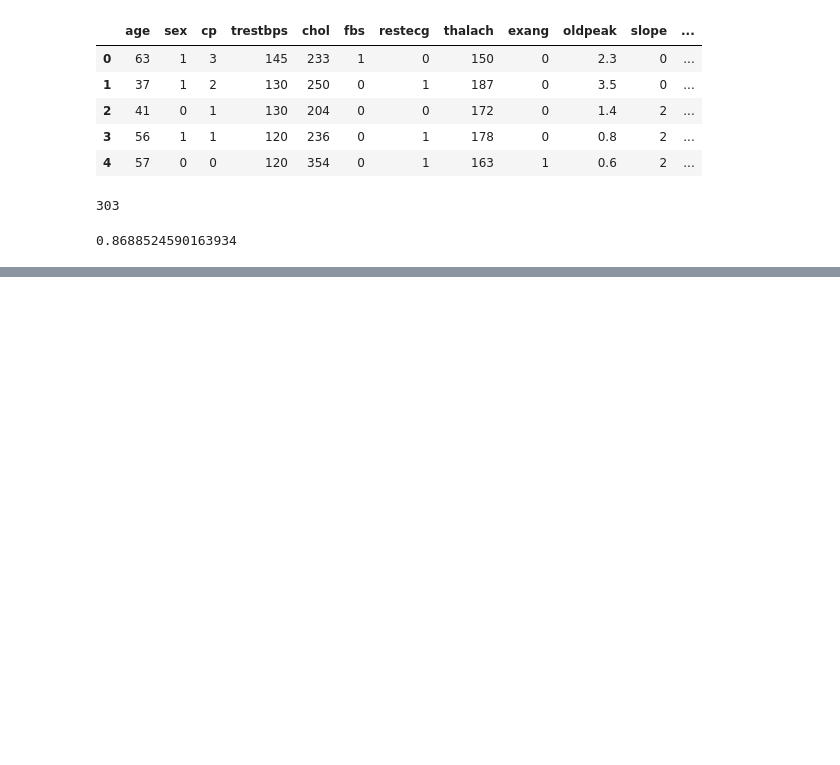
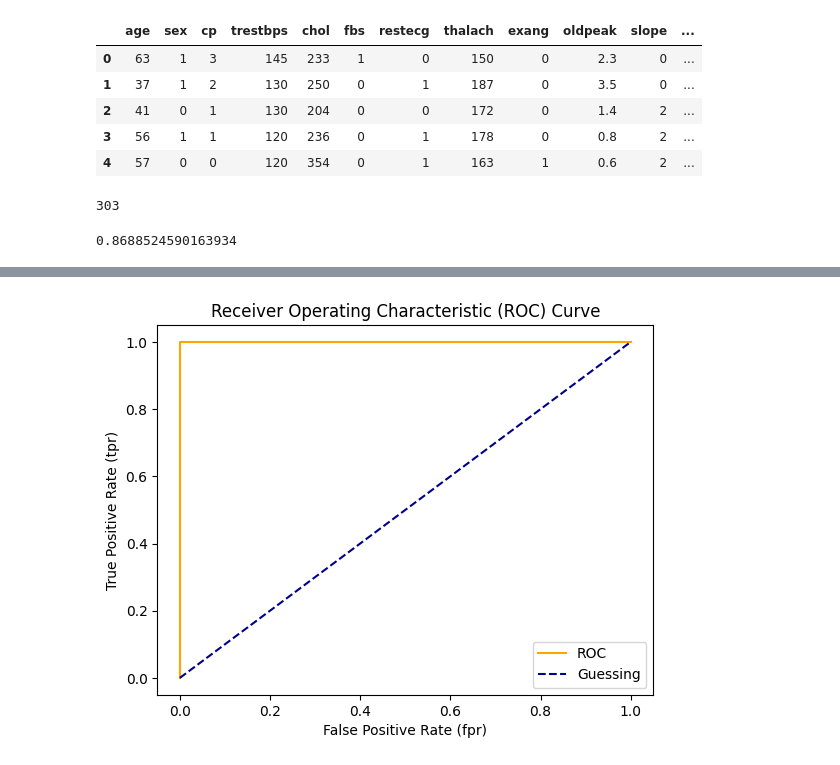
Before and after one commit to usheikhh/ZTM-AI-ML-DS, a Jupyter notebook: scikit/intro-to-scikit-learn.ipynb, the cells around one changed output, grey strips where cells are left out. Saved outputs shown, nothing was run; the diff lists cells and outputs as text; code cells hidden in the pictures; blank space fills up the shorter version.

```diff
--- a/scikit/intro-to-scikit-learn.ipynb
+++ b/scikit/intro-to-scikit-learn.ipynb
@@ -726,0 +1121,6 @@ clf.score(X_test, y_test)
+# %%
+# PLot perfect ROC curve and AUC score
+fpr, tpr, threshold = roc_curve(y_test, y_test)
+plot_roc_curve(fpr, tpr)
+# %% [output]
+[figure, added]
```
Also changed, not shown: parts of 69 cells of this notebook.
